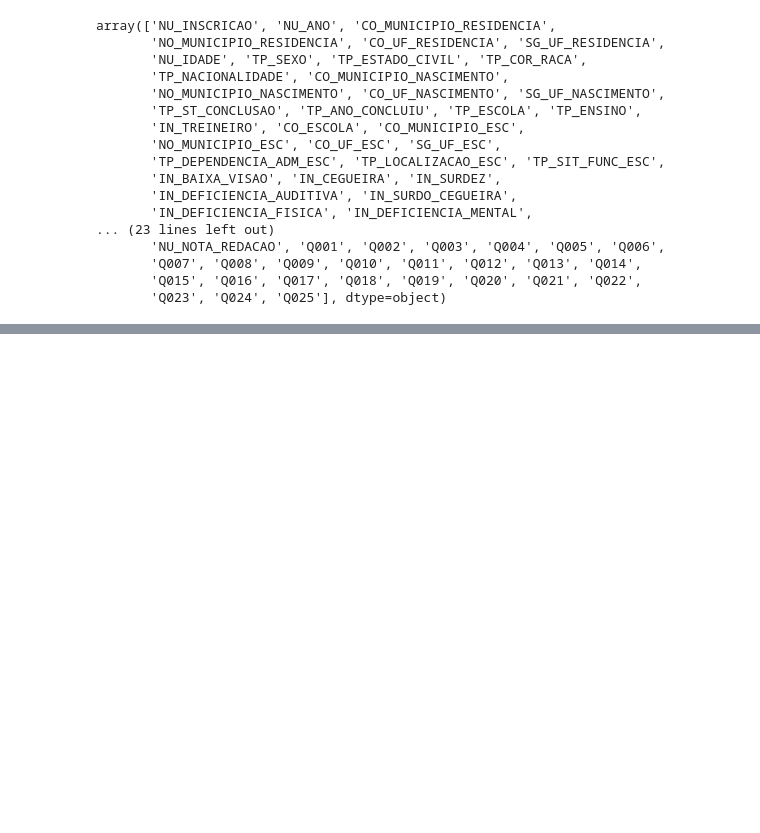
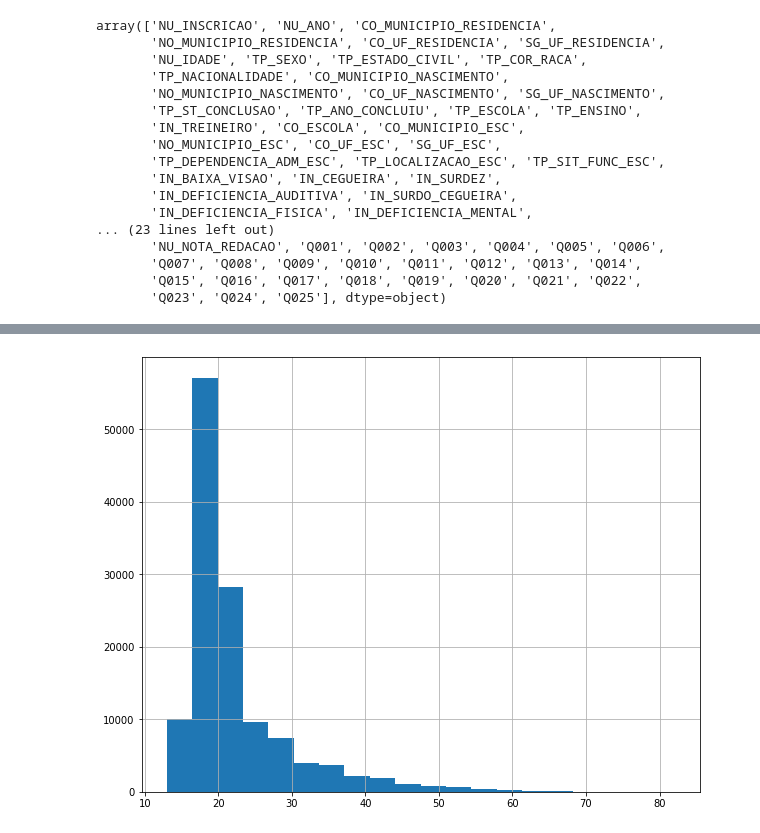
Before and after one commit to myke-oliveira/alura-imersao-dados-2, a Jupyter notebook: aula-1.ipynb, the cells around one changed output, grey strips where cells are left out. Cells and saved outputs as stored; diff of their text form; code cells hidden in the pictures; blank space fills up the shorter version.

```diff
--- a/aula-1.ipynb
+++ b/aula-1.ipynb
@@ -62,0 +183,4 @@ array(['NU_INSCRICAO', 'NU_ANO', 'CO_MUNICIPIO_RESIDENCIA',
+# %%
+p = dados['NU_IDADE'].hist(bins=20, figsize=(10,8))
+# %% [output]
+[figure, added]
```
Also changed, not shown: parts of 24 cells of this notebook, 1 other file.
